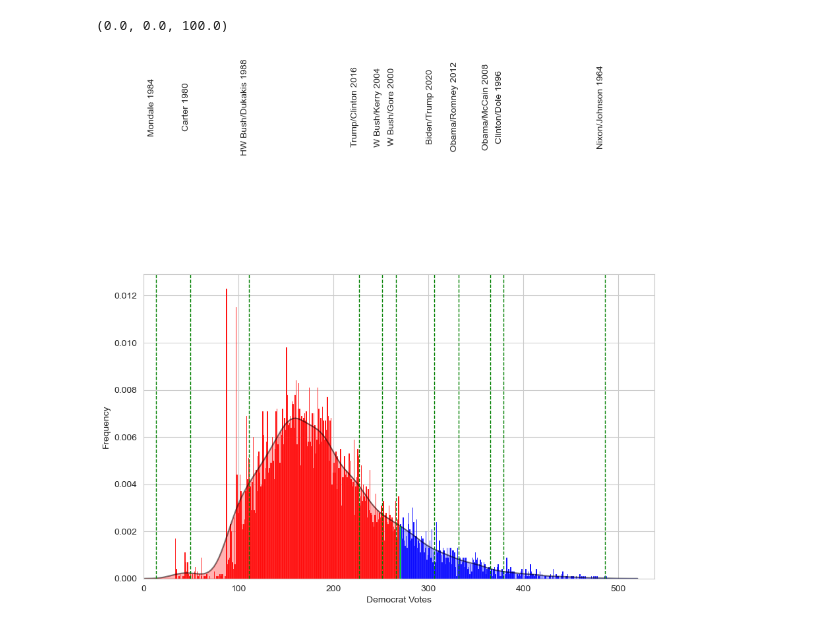
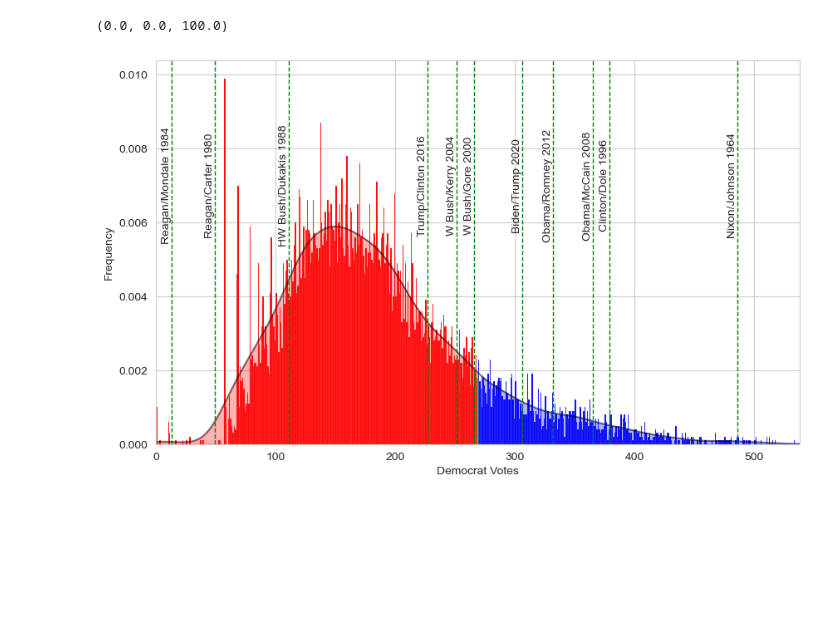
Before and after one commit to andrewpwalters/US-Presidential-Fundamentals, a Jupyter notebook: Notebooks/Polling Model - United States 2024.ipynb, the cells around one changed output. Drawn from its saved outputs; the diff is of its cells as text; code cells hidden in the pictures; blank space fills up the shorter version.

```diff
--- a/Notebooks/Polling Model - United States 2024.ipynb
+++ b/Notebooks/Polling Model - United States 2024.ipynb
@@ -37,7 +37,7 @@ df.loc[df['answer'] == 'Kennedy', 'party'] = 'IND'
 df = df[df['party'] != 'OTH']
 # %%
 df['date'] = pd.to_datetime(df['end_date'])
-df = df[df['date'] >= '2023-11-05'] #Only polls since one year before election
+#df = df[df['date'] >= '2023-11-05'] #Only polls since one year before election
 df['week'] = (df['date'] - pd.Timestamp('2024-11-05')).dt.days // 7
 df['day'] = (df['date'] - pd.Timestamp('2024-11-05')).dt.days
 
@@ -735,0 +761,7 @@ for d in tqdm(day):
+# %%
+df_results = df_results_e
+df_day_mean = df_day_mean_e
+df_day_03 = df_day_03_e
+df_day_25 = df_day_25_e
+df_day_75 = df_day_75_e
+df_day_97 = df_day_97_e
@@ -863,10 +888,11 @@ plt.fill_between(df_day_75.index, df_day_25[f"{graph_state}_gop"].ffill(), df_da
 
 dem_votes = df_3way.set_index('date').query(f"state == '{graph_state}'")["DEM"]
 gop_votes = df_3way.set_index('date').query(f"state == '{graph_state}'")["GOP"]
+ind_votes = df_3way.set_index('date').query(f"state == '{graph_state}'")["IND"]
 
-ax.plot(dem_votes.index, dem_votes, "o", alpha=0.2, color='blue', label="Biden")
-ax.plot(gop_votes.index, gop_votes, "o", alpha=0.2, color='red', label="Trump")
-ax.plot(ind_votes.index, ind_votes, "o", alpha=0.2, color='goldenrod', label="Kennedy")
+#ax.plot(dem_votes.index, dem_votes, "o", alpha=0.2, color='blue', label="Biden")
+#ax.plot(gop_votes.index, gop_votes, "o", alpha=0.2, color='red', label="Trump")
+#ax.plot(ind_votes.index, ind_votes, "o", alpha=0.2, color='goldenrod', label="Kennedy")
 
 # Set limits and labels
 ax.set_ylim(.35, .55)
@@ -1072,7 +1096,22 @@ df_state = pd.read_csv("../Data/clean/state_code.csv")
 # %%
-df_winner[['AR', 'ID', 'KS', 'KY', 'ME-2', 'MS', 'NE-1', 'NE-3', 'ND', 'WY']] = 'gop'
+#df_winner['AR'] = df_winner['TN']
+#df_winner['CT'] = df_winner['NJ']
+df_winner['DE'] = df_winner['NC']
+#df_winner['ID'] = df_winner['MT']
+#df_winner['IL'] = df_winner['IN']
+#df_winner['KS'] = df_winner['NE']
+#df_winner['KY'] = df_winner['AL']
+#df_winner['ME-1'] = df_winner['RI']
+#df_winner['ME-2'] = df_winner['TX']
+#df_winner['MS'] = df_winner['SC']
+df_winner['NE-1'] = df_winner['SC']
+df_winner['NE-3'] = df_winner['WV']
+#df_winner['ND'] = df_winner['SD']
+#df_winner['WY'] = df_winner['CO']
+df_winner['DC'] = df_winner['CA']
 
-df_winner[['CT', 'DE', 'IL','ME-1', 'DC']] = 'dem'
+#df_winner[['AR', 'ID', 'KS', 'KY', 'ME-2', 'MS', 'NE-1', 'NE-3', 'ND', 'WY']] = 'gop'
+#df_winner[['CT', 'DE', 'IL','ME-1', 'DC']] = 'dem'
 
 state_order = df_state['state_code'].to_list
 # %%
@@ -1188,37 +1219,37 @@ kde_ax = sns.kdeplot(df_ec['dem'], color='black', alpha = 0.5, ax=ax)
 kde_x, kde_y = kde_ax.get_lines()[0].get_data()
 kde_ax.fill_between(kde_x, kde_y, where=(kde_x >= 270), color='blue', alpha=0.3)
 kde_ax.fill_between(kde_x, kde_y, where=(kde_x <= 268), color='red', alpha=0.3)
 kde_ax.fill_between(kde_x, kde_y, where=(kde_x > 268) & (kde_x < 270), color='lime', alpha=1)
 
 
 # Adding titles and labels
 #plt.title('2024 Election Night - Electoral College Results')
 plt.xlabel('Democrat Votes')
 plt.xlim(0, 538)
 plt.ylabel('Frequency')
 
 events = [
-    (13, 'Mondale 1984'),
-    (49, 'Carter 1980'),
+    (13, 'Reagan/Mondale 1984'),
+    (49, 'Reagan/Carter 1980'),
     (111, 'HW Bush/Dukakis 1988'),
     (227, 'Trump/Clinton 2016'),
     (251, 'W Bush/Kerry 2004'),
     (266, 'W Bush/Gore 2000'),
     (306, 'Biden/Trump 2020'),
     (332, 'Obama/Romney 2012'),
     (365, 'Obama/McCain 2008'),
     (379, 'Clinton/Dole 1996'),
     (486, 'Nixon/Johnson 1964')
 ]
 
 for date, event in events:
     ax.axvline(x=date, color='green', linestyle='--', linewidth=1)
-    plt.text(date, .02, event, rotation=90, verticalalignment='center', horizontalalignment='right', fontsize=10)
+    plt.text(date, .007, event, rotation=90, verticalalignment='center', horizontalalignment='right', fontsize=10)
 
 # Display the plot
 plt.savefig('3way_enight_ec.png')
 # %% [output]
-[figure, old version]
+[figure, new version]
 # %%
 df_win_pct = pd.DataFrame()
 df_win_pct['dem'] = df_winner_dem.mean(axis=0)
```
Also changed, not shown: parts of 38 cells of this notebook, 3 other files.
